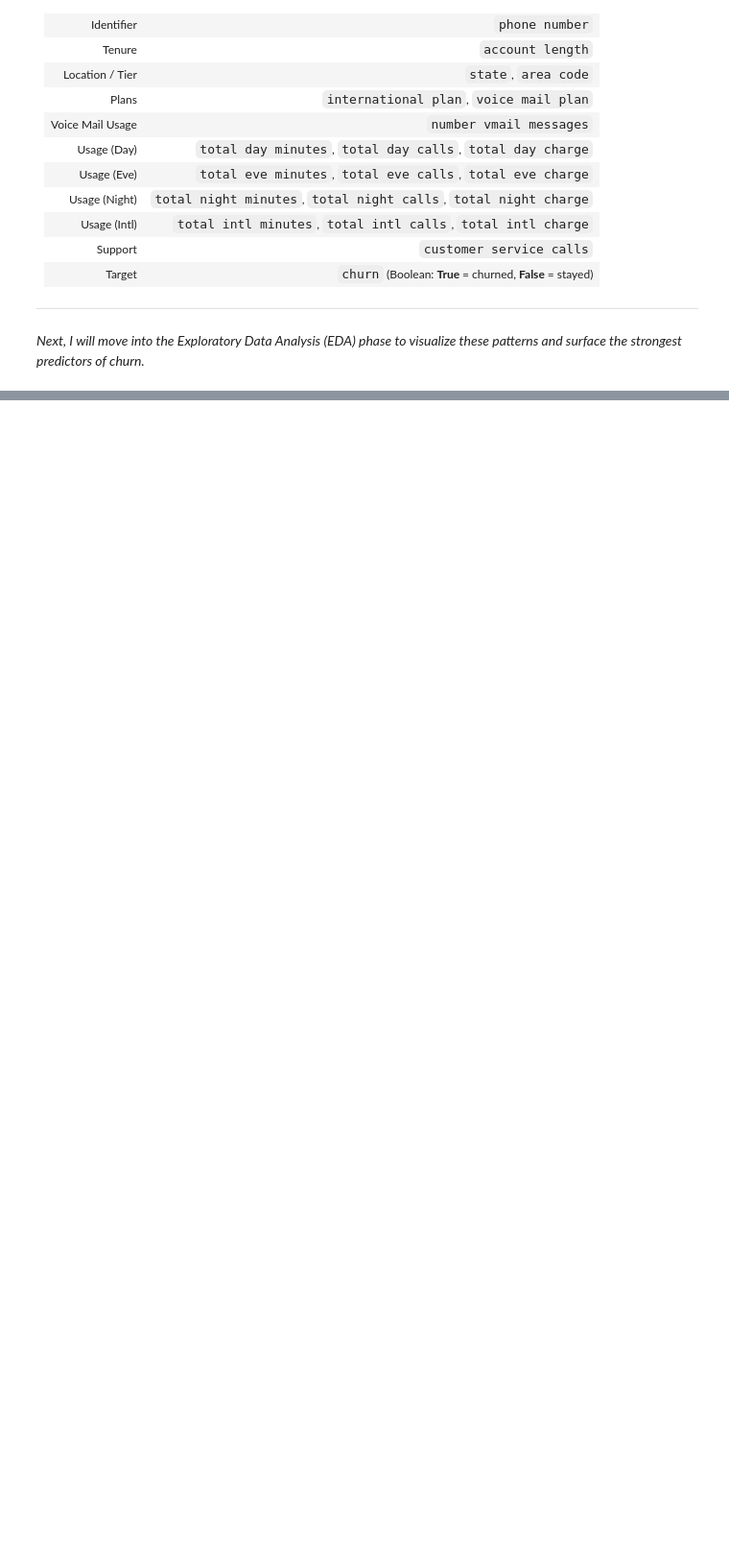
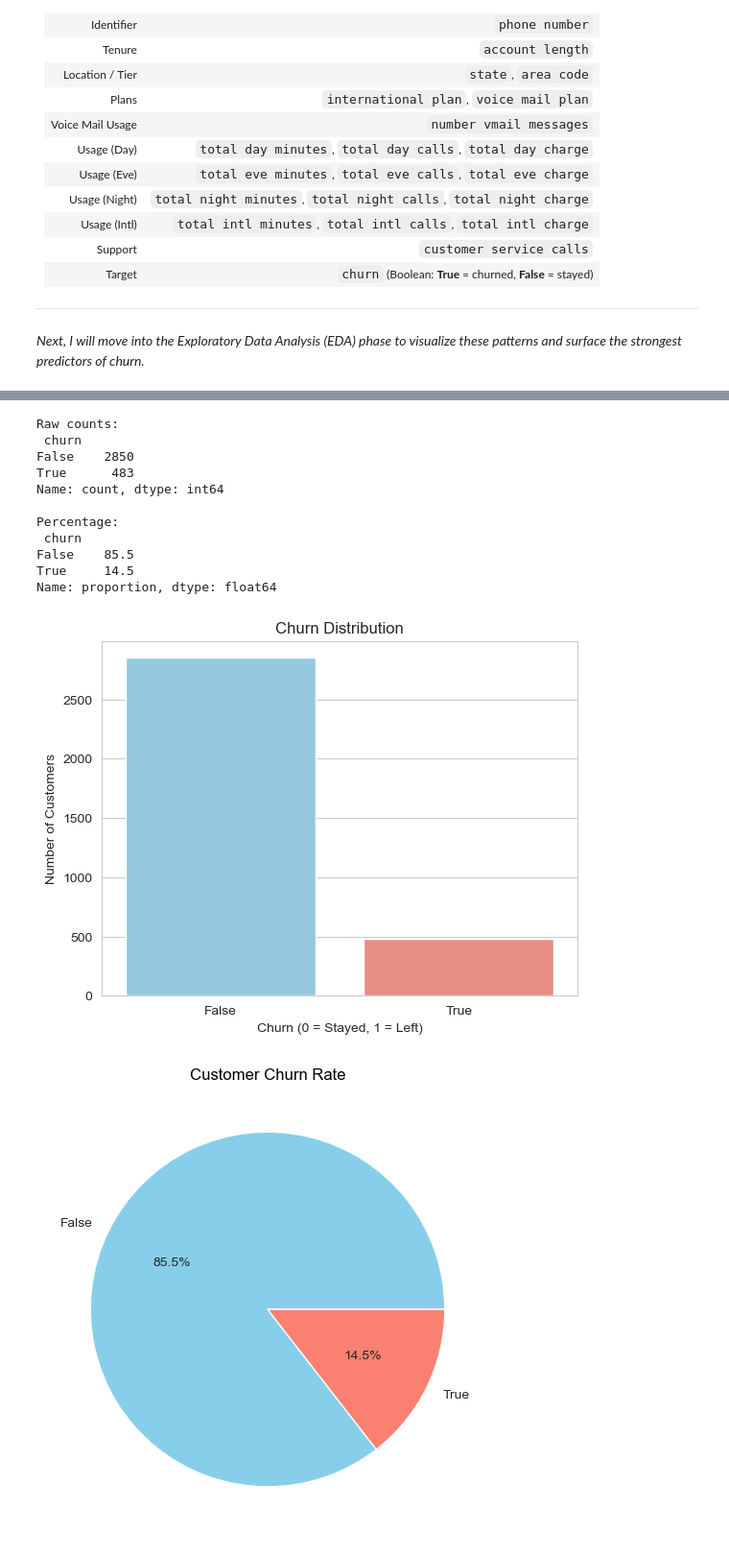
Before and after one commit to rosemiriti/Syria_Telco_Churn_Prediction_Project, a Jupyter notebook: syria_telco_churn.ipynb, the cells around one changed output, grey strips where cells are left out. Shown: that part at 96% size. Drawn from its saved outputs; the diff is of its cells as text; code cells hidden in the pictures; blank space fills up the shorter version.

```diff
--- a/syria_telco_churn.ipynb
+++ b/syria_telco_churn.ipynb
@@ -213,0 +222,9 @@ Because there are no missing or duplicate entries and all data types align with
+# %%
+# Clean up column names:lowercase, replace spaces, remove special characters
+df_churn.columns = (
+    df_churn.columns
+        .str.strip()
+        .str.lower()
+        .str.replace(' ', '_')
+        .str.replace(r'[^\w]', '', regex=True)
+)
@@ -213,0 +235,48 @@ Because there are no missing or duplicate entries and all data types align with
+# %%
+# Count how many stayed vs. left
+counts = df_churn['churn'].value_counts()
+print("Raw counts:\n", counts)
+
+# Convert to percentages
+pct = df_churn['churn'].value_counts(normalize=True) * 100
+print("\nPercentage:\n", pct.round(1))
+
+# Plot bar chart for Churn Distribution'#1f77b4
+sns.countplot(x='churn', data=df_churn,  palette=['skyblue', 'salmon'] )
+plt.title("Churn Distribution")
+plt.xlabel("Churn (0 = Stayed, 1 = Left)")
+plt.ylabel("Number of Customers");
+
+#Export the Graph
+plt.savefig("Images/churn_counts.png", dpi=300)
+
+plt.show()
+
+# Calculate churn rate percentages
+name = "Customer Churn Rate"
+
+# Pie chart for churn rate
+plt.figure(figsize=(6, 6))
+plt.pie(pct, labels=pct.index, autopct="%1.1f%%", colors=['skyblue', 'salmon'])
+plt.title("Customer Churn Rate", color = 'black')
+startangle=90,
+textprops={'color':'white'}
+
+#Export the Graph
+plt.savefig("Images/customer_churn_rate.png", dpi=300)
+
+plt.show()
+# %% [output]
+Raw counts:
+ churn
+False    2850
+True      483
+Name: count, dtype: int64
+
+Percentage:
+ churn
+False    85.5
+True     14.5
+Name: proportion, dtype: float64
+[figure, added]
+[figure, added]
```
Also changed, not shown: parts of 25 cells of this notebook.
